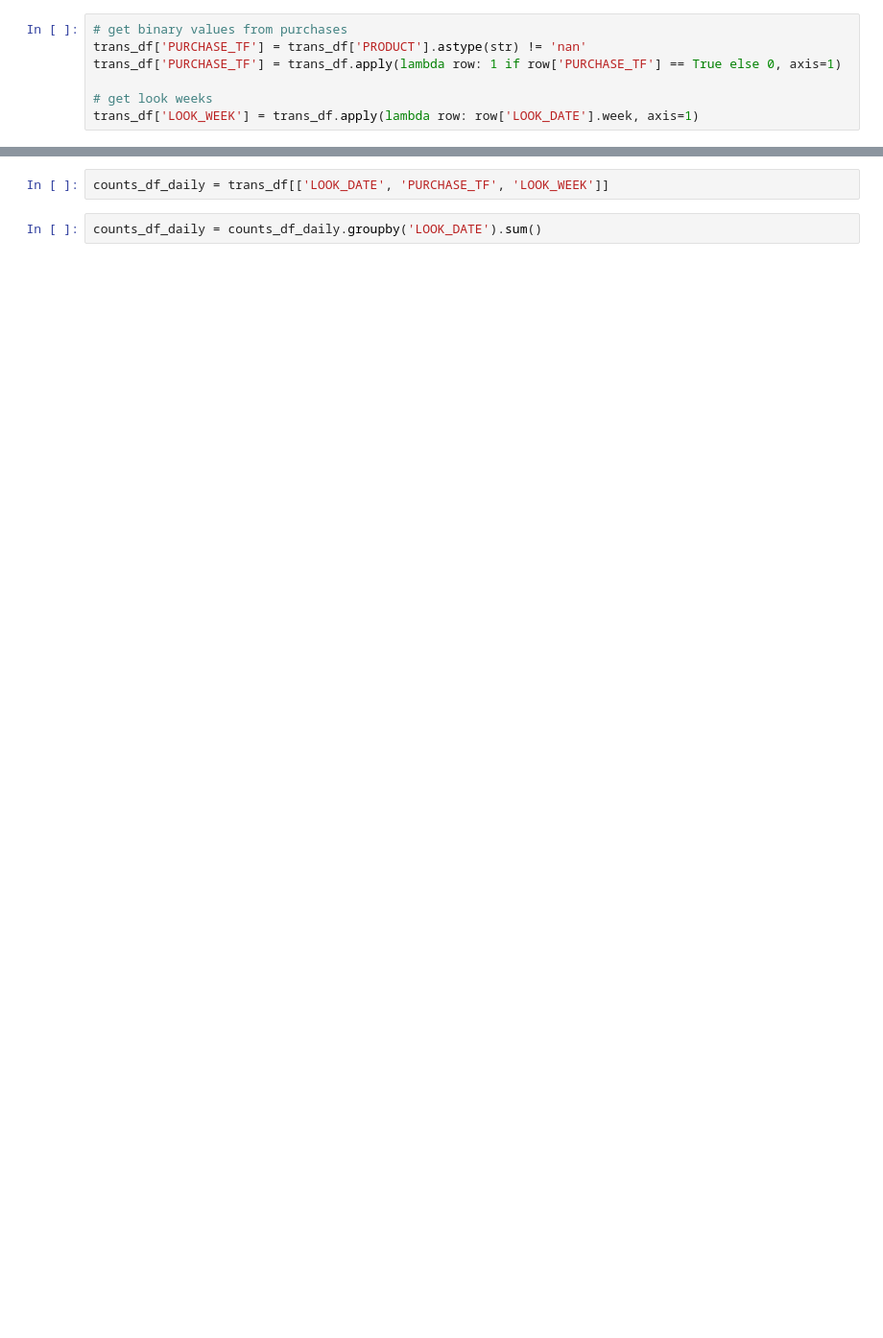
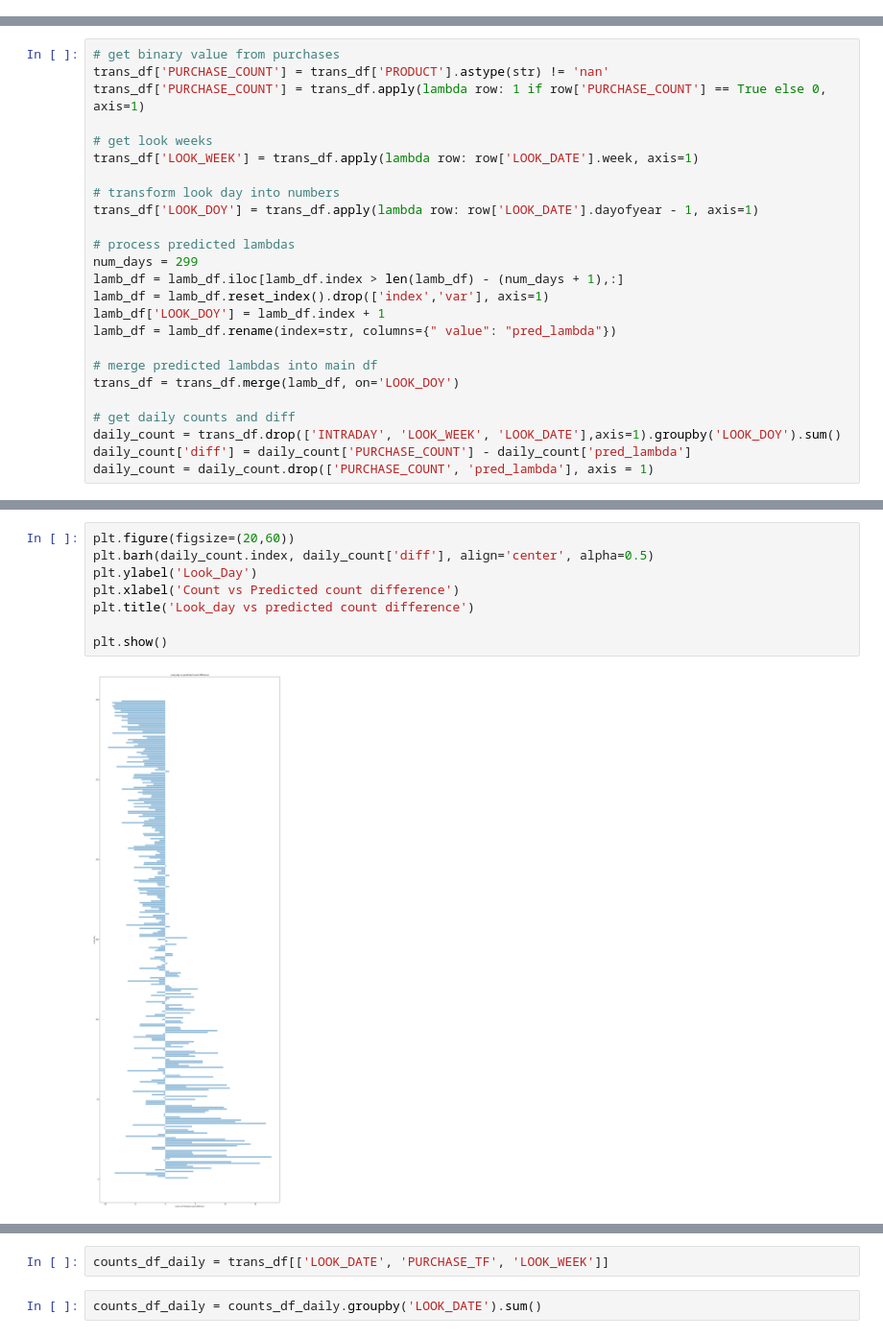
Before and after one commit to johngao2/EM-hotel-demand, a Jupyter notebook: EM_extension/model/sprint4/Result EDA.ipynb, the cells around one changed output, grey strips where cells are left out. Shown at 96% size. Cells and saved outputs as stored; diff of their text form; blank space fills up the shorter version.

Commit message:
figure for daily count

```diff
--- a/EM_extension/model/sprint4/Result EDA.ipynb
+++ b/EM_extension/model/sprint4/Result EDA.ipynb
@@ -11,10 +12,3 @@ trans_df = pd.read_csv('../../../data/cabot_data/sprint_3/trans_s3_raw.csv',
 
 # load predicted lambdas
 lamb_df = pd.read_csv('/Users/johngao/work/thesis/em-hotel-demand-estimation/EM_extension/model/sprint4/sprint4_results.csv')
-# %%
-# get binary values from purchases
-trans_df['PURCHASE_TF'] = trans_df['PRODUCT'].astype(str) != 'nan'
-trans_df['PURCHASE_TF'] = trans_df.apply(lambda row: 1 if row['PURCHASE_TF'] == True else 0, axis=1)
-
-# get look weeks
-trans_df['LOOK_WEEK'] = trans_df.apply(lambda row: row['LOOK_DATE'].week, axis=1)
@@ -25,0 +15,25 @@ lamb_df = lamb_df.iloc[lamb_df.index > len(lamb_df) - (num_days + 1),:]
+# %%
+# get binary value from purchases
+trans_df['PURCHASE_COUNT'] = trans_df['PRODUCT'].astype(str) != 'nan'
+trans_df['PURCHASE_COUNT'] = trans_df.apply(lambda row: 1 if row['PURCHASE_COUNT'] == True else 0, axis=1)
+
+# get look weeks
+trans_df['LOOK_WEEK'] = trans_df.apply(lambda row: row['LOOK_DATE'].week, axis=1)
+
+# transform look day into numbers
+trans_df['LOOK_DOY'] = trans_df.apply(lambda row: row['LOOK_DATE'].dayofyear - 1, axis=1)
+
+# process predicted lambdas
+num_days = 299
+lamb_df = lamb_df.iloc[lamb_df.index > len(lamb_df) - (num_days + 1),:]
+lamb_df = lamb_df.reset_index().drop(['index','var'], axis=1)
+lamb_df['LOOK_DOY'] = lamb_df.index + 1
+lamb_df = lamb_df.rename(index=str, columns={" value": "pred_lambda"})
+
+# merge predicted lambdas into main df
+trans_df = trans_df.merge(lamb_df, on='LOOK_DOY')
+
+# get daily counts and diff
+daily_count = trans_df.drop(['INTRADAY', 'LOOK_WEEK', 'LOOK_DATE'],axis=1).groupby('LOOK_DOY').sum()
+daily_count['diff'] = daily_count['PURCHASE_COUNT'] - daily_count['pred_lambda']
+daily_count = daily_count.drop(['PURCHASE_COUNT', 'pred_lambda'], axis = 1)
@@ -25,0 +48,10 @@ lamb_df = lamb_df.iloc[lamb_df.index > len(lamb_df) - (num_days + 1),:]
+# %%
+plt.figure(figsize=(20,60))
+plt.barh(daily_count.index, daily_count['diff'], align='center', alpha=0.5)
+plt.ylabel('Look_Day')
+plt.xlabel('Count vs Predicted count difference')
+plt.title('Look_day vs predicted count difference')
+
+plt.show()
+# %% [output]
+[figure, added]
```
Also changed, not shown: parts of 7 cells of this notebook.
